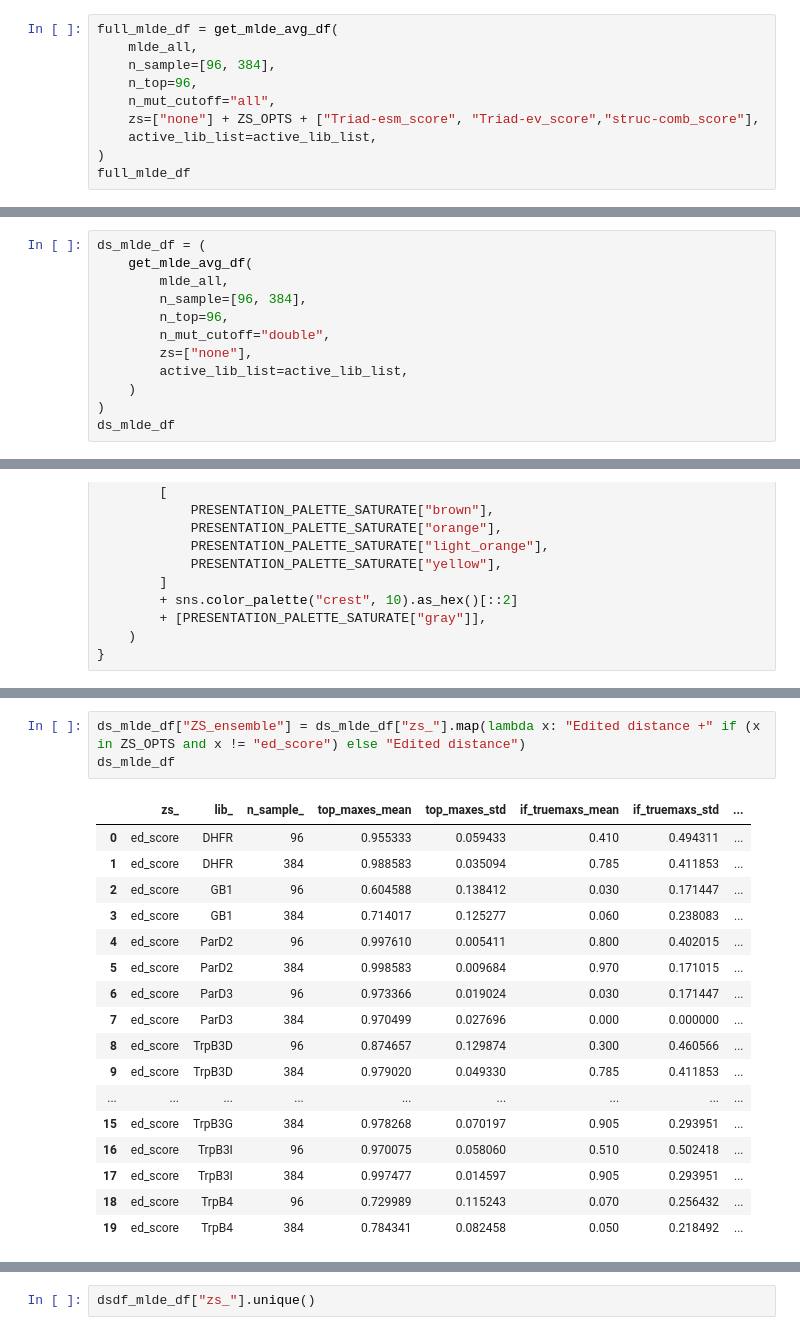
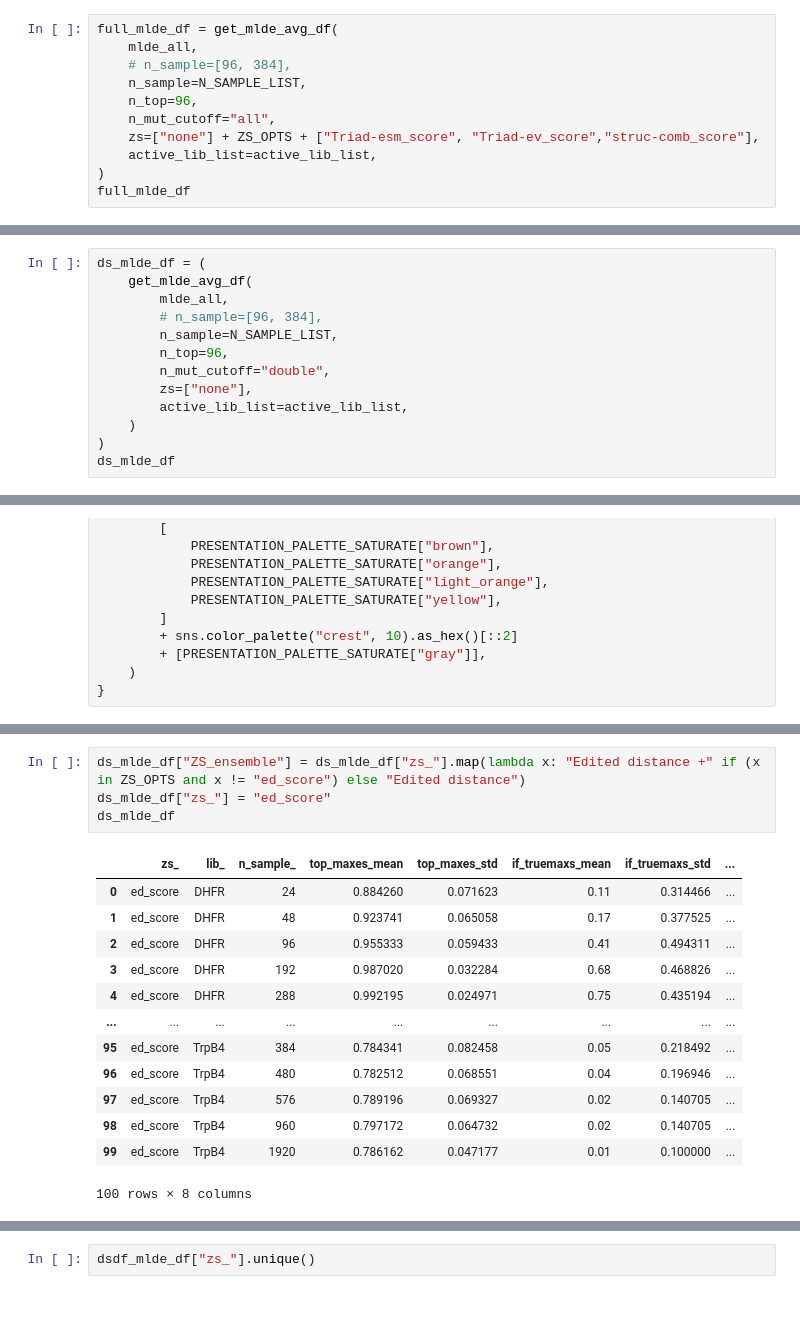
Before and after one commit to fhalab/SSMuLA, a Jupyter notebook: sandbox/plot_ftmlde_comb_bar.ipynb, the cells around one changed output, grey strips where cells are left out. Saved outputs shown, nothing was run; the diff lists cells and outputs as text; blank space fills up the shorter version.

```diff
--- a/sandbox/plot_ftmlde_comb_bar.ipynb
+++ b/sandbox/plot_ftmlde_comb_bar.ipynb
@@ -85,7 +85,8 @@ array(['Triad-esm_score', 'Triad-ev_score', 'Triad_score', 'esm_score',
 # %%
 full_mlde_df = get_mlde_avg_df(
     mlde_all,
-    n_sample=[96, 384],
+    # n_sample=[96, 384],
+    n_sample=N_SAMPLE_LIST,
     n_top=96,
     n_mut_cutoff="all",
     zs=["none"] + ZS_OPTS + ["Triad-esm_score", "Triad-ev_score","struc-comb_score"],
@@ -132,7 +133,8 @@ full_mlde_df[(full_mlde_df["n_sample_"]==384)&(full_mlde_df["zs_"].isin(["none"]
 ds_mlde_df = (
     get_mlde_avg_df(
         mlde_all,
-        n_sample=[96, 384],
+        # n_sample=[96, 384],
+        n_sample=N_SAMPLE_LIST,
         n_top=96,
         n_mut_cutoff="double",
         zs=["none"],
@@ -436,24 +436,21 @@ dsdf_mlde_df
 # %%
 ds_mlde_df["ZS_ensemble"] = ds_mlde_df["zs_"].map(lambda x: "Edited distance +" if (x in ZS_OPTS and x != "ed_score") else "Edited distance")
+ds_mlde_df["zs_"] = "ed_score"
 ds_mlde_df
 # %% [output]
 |  | zs_ | lib_ | n_sample_ | top_maxes_mean | top_maxes_std | if_truemaxs_mean | if_truemaxs_std | ... |
-| 0 | ed_score | DHFR | 96 | 0.955333 | 0.059433 | 0.410 | 0.494311 | ... |
-| 1 | ed_score | DHFR | 384 | 0.988583 | 0.035094 | 0.785 | 0.411853 | ... |
-| 2 | ed_score | GB1 | 96 | 0.604588 | 0.138412 | 0.030 | 0.171447 | ... |
-| 3 | ed_score | GB1 | 384 | 0.714017 | 0.125277 | 0.060 | 0.238083 | ... |
-| 4 | ed_score | ParD2 | 96 | 0.997610 | 0.005411 | 0.800 | 0.402015 | ... |
-| 5 | ed_score | ParD2 | 384 | 0.998583 | 0.009684 | 0.970 | 0.171015 | ... |
-| 6 | ed_score | ParD3 | 96 | 0.973366 | 0.019024 | 0.030 | 0.171447 | ... |
-| 7 | ed_score | ParD3 | 384 | 0.970499 | 0.027696 | 0.000 | 0.000000 | ... |
-| 8 | ed_score | TrpB3D | 96 | 0.874657 | 0.129874 | 0.300 | 0.460566 | ... |
-| 9 | ed_score | TrpB3D | 384 | 0.979020 | 0.049330 | 0.785 | 0.411853 | ... |
+| 0 | ed_score | DHFR | 24 | 0.884260 | 0.071623 | 0.11 | 0.314466 | ... |
+| 1 | ed_score | DHFR | 48 | 0.923741 | 0.065058 | 0.17 | 0.377525 | ... |
+| 2 | ed_score | DHFR | 96 | 0.955333 | 0.059433 | 0.41 | 0.494311 | ... |
+| 3 | ed_score | DHFR | 192 | 0.987020 | 0.032284 | 0.68 | 0.468826 | ... |
+| 4 | ed_score | DHFR | 288 | 0.992195 | 0.024971 | 0.75 | 0.435194 | ... |
 | ... | ... | ... | ... | ... | ... | ... | ... | ... |
-| 15 | ed_score | TrpB3G | 384 | 0.978268 | 0.070197 | 0.905 | 0.293951 | ... |
-| 16 | ed_score | TrpB3I | 96 | 0.970075 | 0.058060 | 0.510 | 0.502418 | ... |
-| 17 | ed_score | TrpB3I | 384 | 0.997477 | 0.014597 | 0.905 | 0.293951 | ... |
-| 18 | ed_score | TrpB4 | 96 | 0.729989 | 0.115243 | 0.070 | 0.256432 | ... |
-| 19 | ed_score | TrpB4 | 384 | 0.784341 | 0.082458 | 0.050 | 0.218492 | ... |
+| 95 | ed_score | TrpB4 | 384 | 0.784341 | 0.082458 | 0.05 | 0.218492 | ... |
+| 96 | ed_score | TrpB4 | 480 | 0.782512 | 0.068551 | 0.04 | 0.196946 | ... |
+| 97 | ed_score | TrpB4 | 576 | 0.789196 | 0.069327 | 0.02 | 0.140705 | ... |
+| 98 | ed_score | TrpB4 | 960 | 0.797172 | 0.064732 | 0.02 | 0.140705 | ... |
+| 99 | ed_score | TrpB4 | 1920 | 0.786162 | 0.047177 | 0.01 | 0.100000 | ... |
+100 rows × 8 columns
 # %%
 dsdf_mlde_df["ZS_ensemble"] = dsdf_mlde_df["zs_"].map(lambda x: "Edited distance +" if x in ZS_OPTS else "Simple")
 dsdf_mlde_df
```
Also changed, not shown: parts of 35 cells of this notebook, 3 other files.
